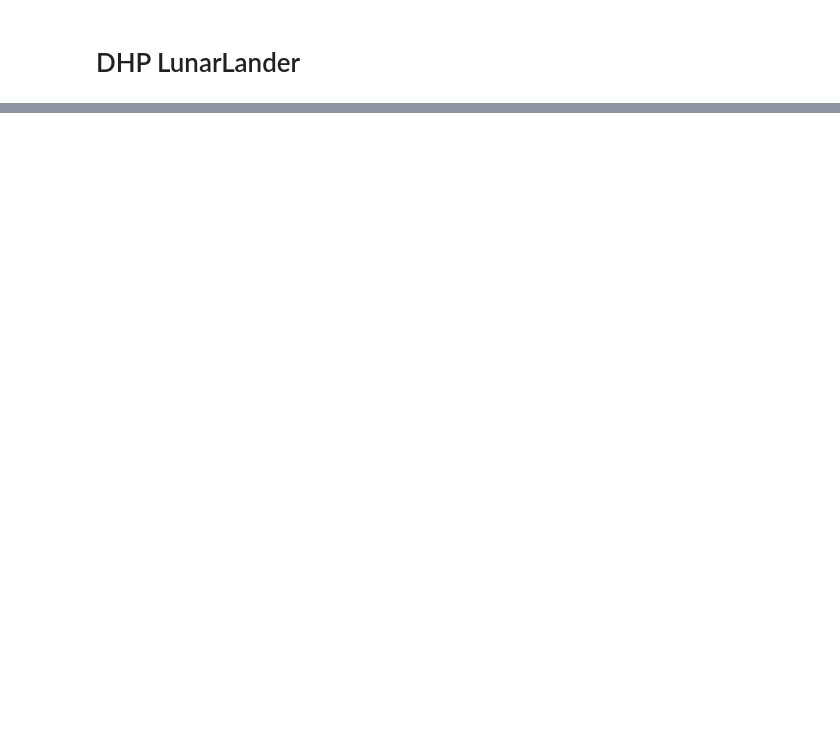
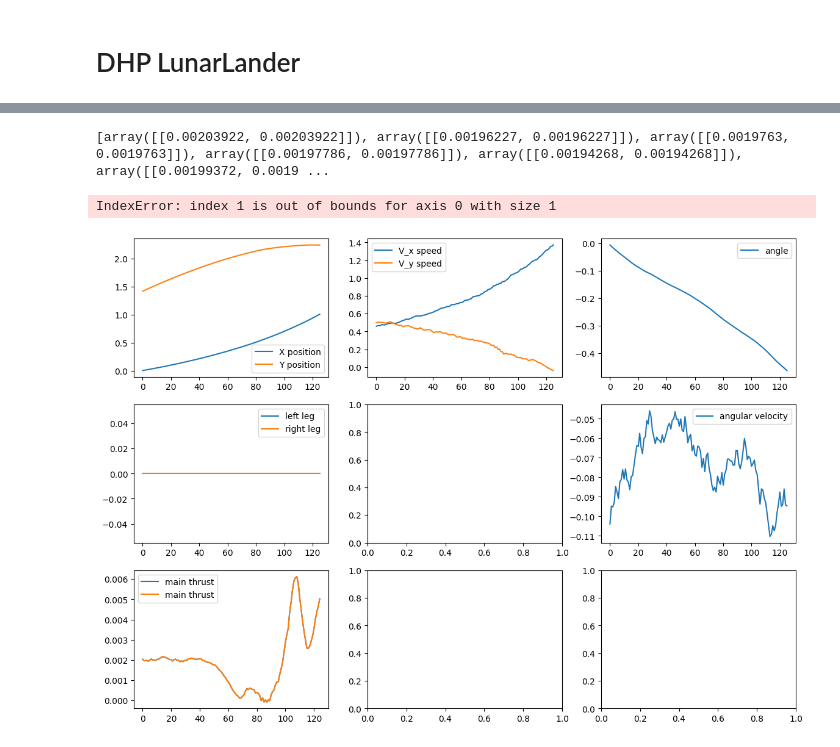
Before and after one commit to lalapopa/simple-A2C-PPO-practice, a Jupyter notebook: lunarlander_rl_methods.ipynb, the cells around one changed output, grey strips where cells are left out. Saved outputs shown, nothing was run; the diff lists cells and outputs as text; code cells hidden in the pictures; blank space fills up the shorter version.

```diff
--- a/lunarlander_rl_methods.ipynb
+++ b/lunarlander_rl_methods.ipynb
@@ -120,3 +119,23 @@ ac_kwargs = {
 }
 ac_model = model.RecursiveLeastSquares(**ac_kwargs)
 # todo continue actor and critic breakdown
+# %%
+lr_critic = 0.1
+lr_actor = 0.05
+kwargs = {
+    'input_size': [state_size, state_size],                     # [Aircraft state size, Number of tracked states]
+    'output_size': action_size,                                         # Actor output size (Critic output is dependend only on aircraft state size)
+    'hidden_layer_size': [50, 50, 50],                                    # List with number of nodes per layer, number of layers is variable
+    'kernel_stddev': 0.1,                                               # Standard deviation used in the truncated normal distribution to initialize all parameters
+    'lr_critic': 0.1,                                                   # Learn rate Critic
+    'lr_actor': 0.05,                                                   # Learn rate Actor
+    'gamma': 0.4,                                                       # Discount factor
+    'use_bias': False,                                                  # Use bias terms (only if you train using batched data)
+    'split': False,                                                      # Split architechture of the actor, if False, a single fully connected layer is used.
+    'target_network': False,                                             # Use target networks
+    'tau': 0.001,                                                       # Target network time constant
+    'activation': tf.keras.layers.Activation('relu'),
+    'log_dir': TENSORBOARD_DIR,                                         # Where to save checkpoints
+    'use_delta': (False, TRACKED)                                       # (True, TRACKED) used 's = [x, (x - x_ref)]' || (False, None) uses 's = [x, x_ref]'
+}
+agent = DHP.Agent(**kwargs)
@@ -122,0 +223,34 @@ ac_model = model.RecursiveLeastSquares(**ac_kwargs)
+# %%
+print(U)
+# %% [output]
+[array([[0.00203922, 0.00203922]]), array([[0.00196227, 0.00196227]]), array([[0.0019763, 0.0019763]]), array([[0.00197786, 0.00197786]]), array([[0.00194268, 0.00194268]]), array([[0.00199372, 0.0019 ...
+# %%
+fig, axis = plt.subplots(3,3, figsize=(14,10))
+axis[0, 0].plot([i[0] for i in X], label="X position")
+axis[0, 0].plot([i[1] for i in X], label="Y position")
+axis[0, 0].legend()
+
+axis[0, 1].plot([i[2] for i in X], label="V_x speed")
+axis[0, 1].plot([i[3] for i in X], label="V_y speed")
+axis[0, 1].legend()
+
+axis[0,2].plot([i[4] for i in X], label="angle")
+axis[0,2].legend()
+
+axis[1,2].plot([i[5] for i in X], label="angular velocity")
+axis[1,2].legend()
+
+axis[1,0].plot([i[6] for i in X], label="left leg")
+axis[1,0].plot([i[7] for i in X], label="right leg")
+axis[1,0].legend()
+
+axis[2,0].plot([i[0] for i in U], label="main thrust")
+axis[2,0].legend()
+axis[2,1].plot([i[1] for i in U], label="lat thrust")
+axis[2,1].legend()
+
+axis[2,2].plot(e_model)
+axis[2,2].legend()
+# %% [output]
+IndexError: index 1 is out of bounds for axis 0 with size 1
+[figure, added]
```
Also changed, not shown: parts of 7 cells of this notebook, 10 other files.
